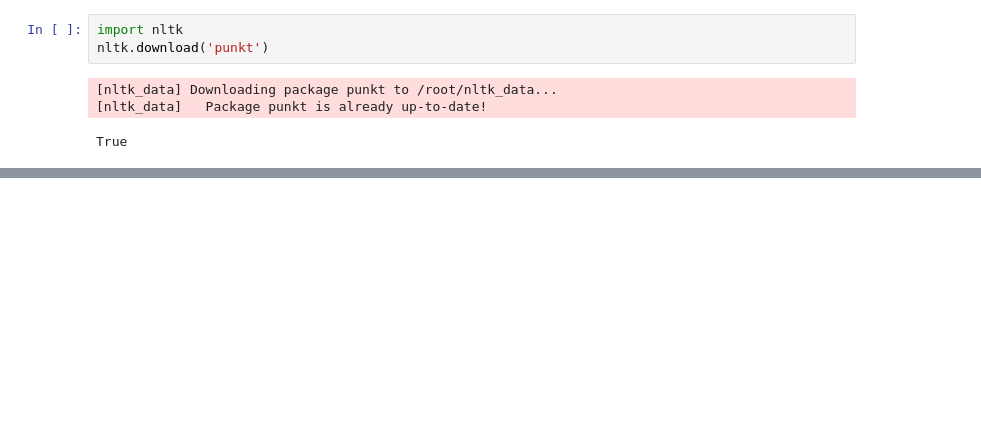
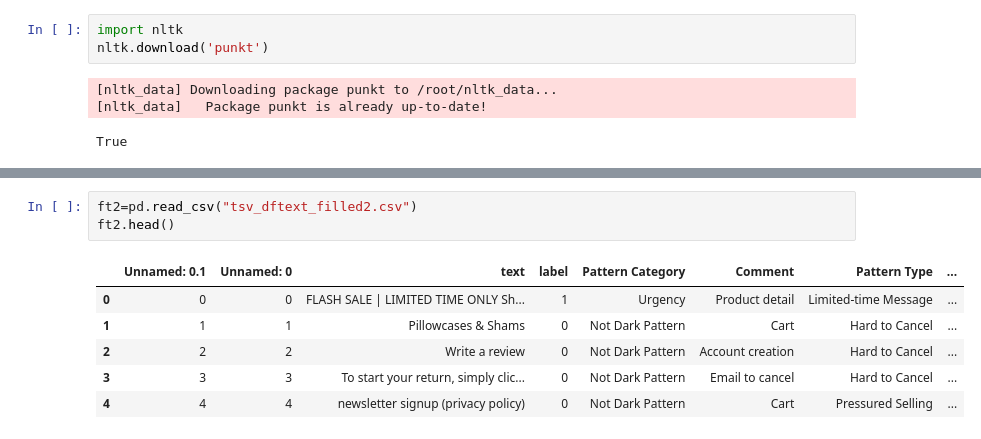
Before and after one commit to nsprabha/Dark_pattern_dataset, a Jupyter notebook: dataset_enhancement_trial.ipynb, the cells around one changed output, grey strips where cells are left out. Cells and saved outputs as stored; diff of their text form; blank space fills up the shorter version.

```diff
--- a/dataset_enhancement_trial.ipynb
+++ b/dataset_enhancement_trial.ipynb
@@ -60,0 +420,10 @@ df1.head()
+# %%
+ft2=pd.read_csv("tsv_dftext_filled2.csv")
+ft2.head()
+# %% [output]
+|  | Unnamed: 0.1 | Unnamed: 0 | text | label | Pattern Category | Comment | Pattern Type | ... |
+| 0 | 0 | 0 | FLASH SALE | LIMITED TIME ONLY Sh... | 1 | Urgency | Product detail | Limited-time Message | ... |
+| 1 | 1 | 1 | Pillowcases & Shams | 0 | Not Dark Pattern | Cart | Hard to Cancel | ... |
+| 2 | 2 | 2 | Write a review | 0 | Not Dark Pattern | Account creation | Hard to Cancel | ... |
+| 3 | 3 | 3 | To start your return, simply clic... | 0 | Not Dark Pattern | Email to cancel | Hard to Cancel | ... |
+| 4 | 4 | 4 | newsletter signup (privacy policy) | 0 | Not Dark Pattern | Cart | Pressured Selling | ... |
```
Also changed, not shown: parts of 37 cells of this notebook.
